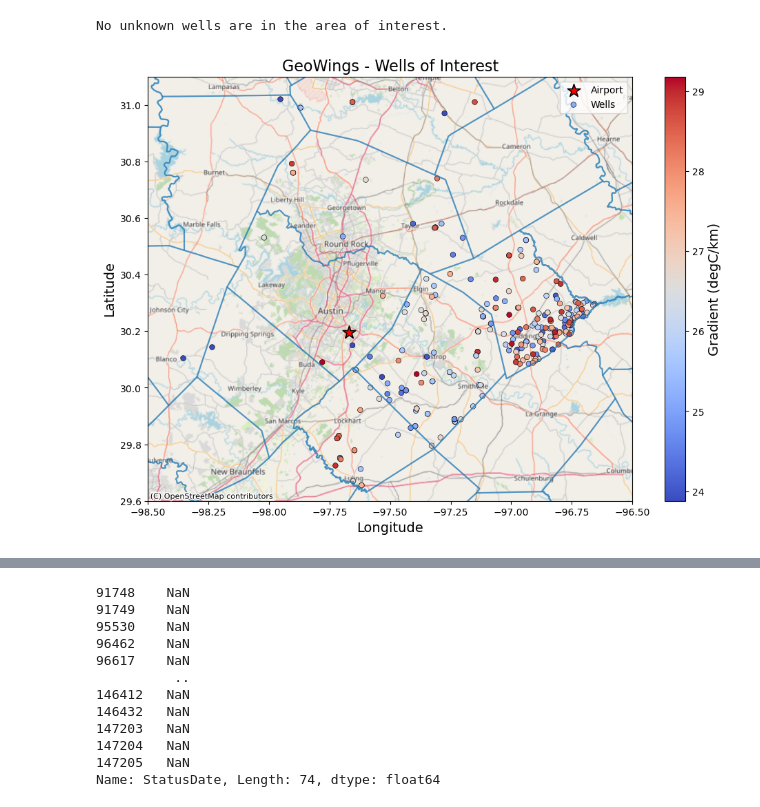
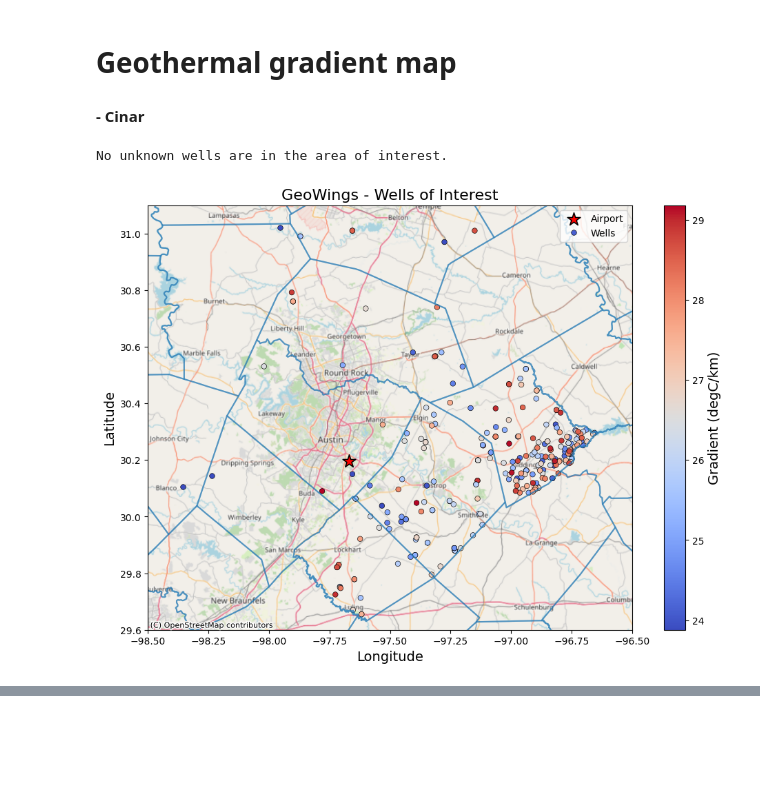
Before and after one commit to cinarturhan/geothermal_collegiate_competition, a Jupyter notebook: geothermaldata.ipynb, the cells around one changed output, grey strips where cells are left out. Saved outputs shown, nothing was run; the diff lists cells and outputs as text; code cells hidden in the pictures; blank space fills up the shorter version.

```diff
--- a/geothermaldata.ipynb
+++ b/geothermaldata.ipynb
@@ -3,3 +1,6 @@
+# %% [markdown]
+# Geothermal gradient map
+#### - Cinar
 # %%
 import pandas as pd
 import os
@@ -10,5 +13,5 @@ import seaborn as sns
 # %%
-data = pd.read_csv('geo/data/SMU_Borehole_Temp_Obs_in_Content_Model_Format_0.csv')
+data = pd.read_csv('./data/SMU_Borehole_Temp_Obs_in_Content_Model_Format_0.csv')
 # %%
 # checking undefined wells' coordinates to see if they land in the area of our interest.
 unknown = data[data['State']!='Texas']
@@ -38,7 +41,7 @@ blan = tx[tx['County']=='Blanco County']
 counties = [bastr, will, trav, lee, bell, cald, hays, burn, blan]
 # %%
 fig, ax = plt.subplots(figsize=(12, 8))
-mi_mapa=gpd.read_file('geo/map/County.shp')
+mi_mapa=gpd.read_file('./map/County.shp')
 mi_mapa=mi_mapa.to_crs('EPSG:4326')
 
 # https://gis-txdot.opendata.arcgis.com/maps/texas-county-boundaries-detailed
@@ -48,37 +51,35 @@ source = cx.providers.OpenStreetMap.Mapnik
 # source = cx.providers.USGS.USTopo
 
 ax.set_xlim(-98.5,-96.5); ax.set_ylim(29.6,31.1)
 cx.add_basemap(ax, crs=mi_mapa.crs.to_string(),source=source,zoom='auto')
 
 for county in counties:
     im = sns.scatterplot(x=county['LongDegree'],y=county['LatDegree'], s=30, hue = county['Gradient'],
-                         color='grey', edgecolor='k', ax=ax, label = 'Wells', palette='coolwarm')
+                         color='grey', edgecolor='k', ax=ax, palette='coolwarm')
 
 sns.scatterplot(x=[-97.6704187929783], y=[30.19671731635814], color='red', edgecolor='k', s=200, marker='*', label= 'Airport')
 
 # # sns.scatterplot(eq_pd['longitude'],eq_pd['latitude'],ax=ax,s=120,
 # #                 color='red', marker='*',edgecolor='k',label='Earthquakes',legend='brief',
 # #                size=eq_pd['mag'],sizes=(50,300),palette='deep')
 
 
 handles,labels = ax.get_legend_handles_labels()
 plt.legend(handles=[handles[-1],handles[0]], labels=['Airport', 'Wells'])
 
 plt.xlabel('Longitude', fontsize=14); plt.ylabel('Latitude', fontsize=14)
 plt.title('GeoWings - Wells of Interest', fontsize=16)
 
 
 norm = plt.Normalize(vmin=county['Gradient'].min(), vmax=county['Gradient'].max())
 sm = plt.cm.ScalarMappable(cmap='coolwarm', norm=norm)
 sm.set_array([])  # Remove the data array requirement for the colorbar
 cbar = fig.colorbar(sm, ax=ax).set_label(label='Gradient (degC/km)',size=14)
 
 plt.savefig('Wells_of_interest.jpeg',dpi=300)
 plt.show()
-
-# plt.subplots_adjust(left=0.0, bottom=0.0, right=3, top=2, wspace=0.2, hspace=0.2) # plot formatting
 # %% [output]
-[figure, old version]
+[figure, new version]
 # %%
 bastr[['DrillerTotalDepth', 'DepthReferencePoint', 'LengthUnits', 'WellBoreShape', 'TrueVerticalDepth', 'MeasuredTemperature',
 'CorrectedTemperature', 'TemperatureUnits', 'Gradient','DepthOfMeasurement', 'MeasurementDateTime', 'MeasurementSource',
@@ -97,18 +98,3 @@ bastr[['DrillerTotalDepth', 'DepthReferencePoint', 'LengthUnits', 'WellBoreShape
 | 147204 | 1216.8 | NaN | m | NaN | NaN | ... |
 | 147205 | 1216.8 | NaN | m | NaN | NaN | ... |
 74 rows × 14 columns
-# %%
-bastr['StatusDate']
-# %% [output]
-91748    NaN
-91749    NaN
-95530    NaN
-96462    NaN
-96617    NaN
-          ..
-146412   NaN
-146432   NaN
-147203   NaN
-147204   NaN
-147205   NaN
-Name: StatusDate, Length: 74, dtype: float64
```
Also changed, not shown: parts of 2 cells of this notebook.
